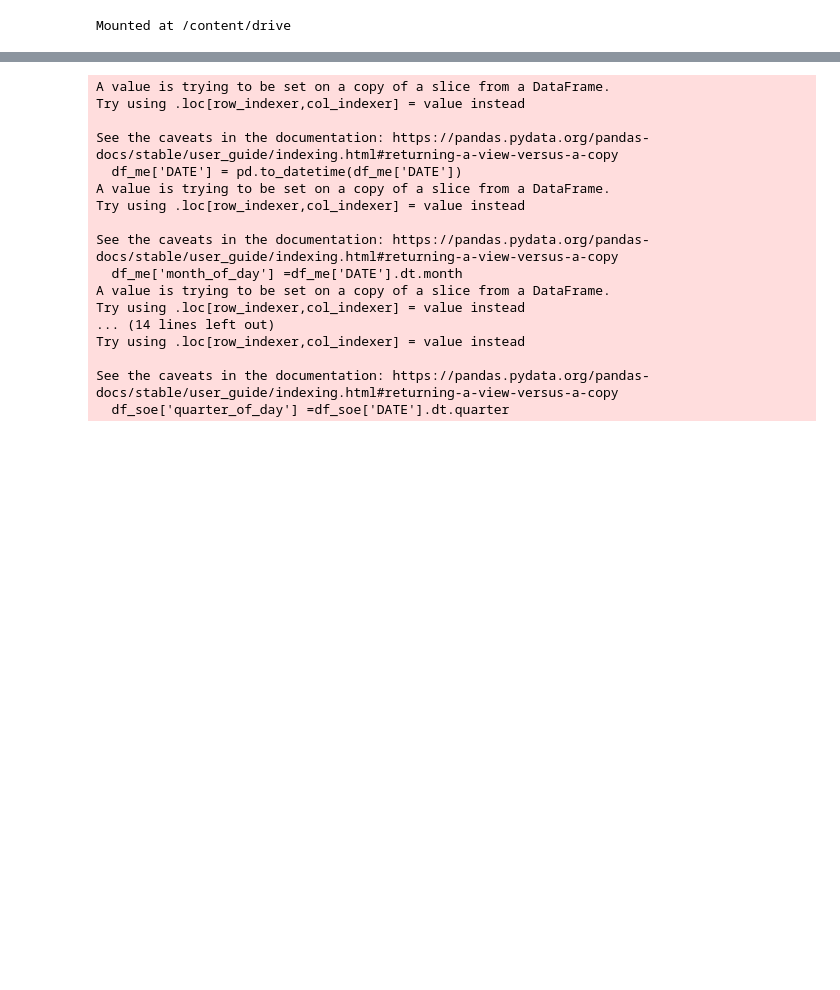
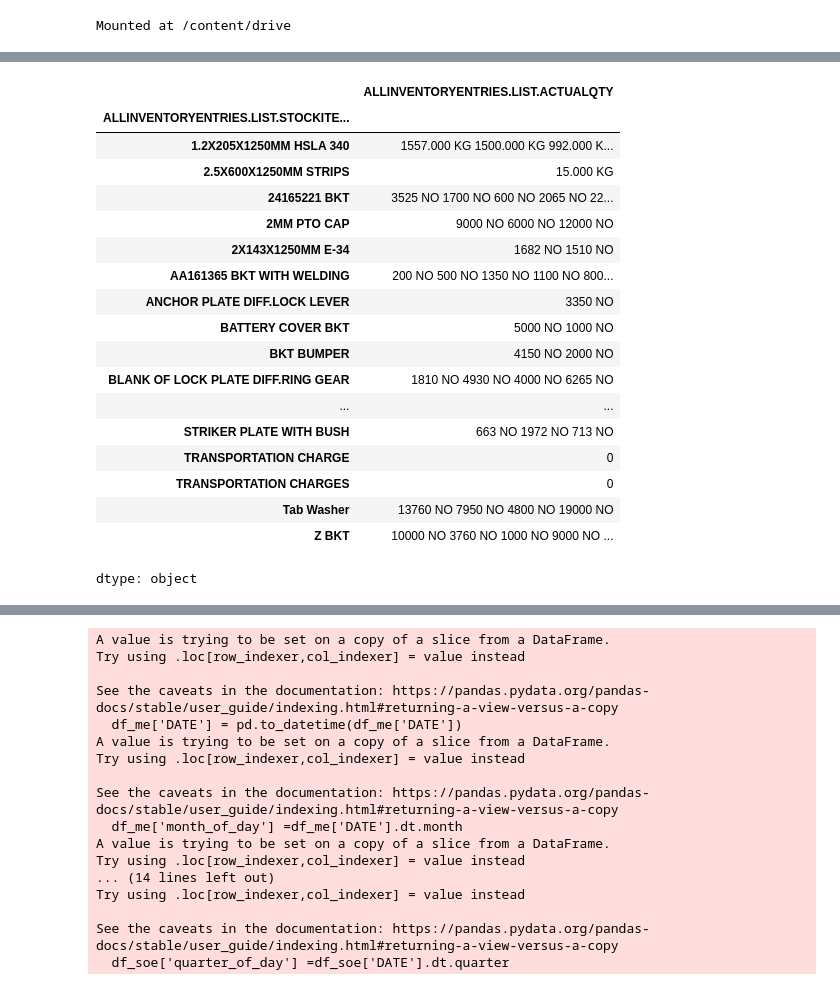
Before and after one commit to omkar-salunke/accounts, a Jupyter notebook: both_tally_daybook.ipynb, the cells around one changed output, grey strips where cells are left out. Cells and saved outputs as stored; diff of their text form; code cells hidden in the pictures; blank space fills up the shorter version.

```diff
--- a/both_tally_daybook.ipynb
+++ b/both_tally_daybook.ipynb
@@ -108,0 +117,22 @@ df_raw_me = df_raw_me.sort_values('date_column')
+# %%
+df_raw_soe.groupby('ALLINVENTORYENTRIES.LIST.STOCKITEMNAME')['ALLINVENTORYENTRIES.LIST.ACTUALQTY'].sum()
+# %% [output]
+|  | ALLINVENTORYENTRIES.LIST.ACTUALQTY |
+| ALLINVENTORYENTRIES.LIST.STOCKITE... |  |
+| 1.2X205X1250MM HSLA 340 | 1557.000 KG 1500.000 KG 992.000 K... |
+| 2.5X600X1250MM STRIPS | 15.000 KG |
+| 24165221 BKT | 3525 NO 1700 NO 600 NO 2065 NO 22... |
+| 2MM PTO CAP | 9000 NO 6000 NO 12000 NO |
+| 2X143X1250MM E-34 | 1682 NO 1510 NO |
+| AA161365 BKT WITH WELDING | 200 NO 500 NO 1350 NO 1100 NO 800... |
+| ANCHOR PLATE DIFF.LOCK LEVER | 3350 NO |
+| BATTERY COVER BKT | 5000 NO 1000 NO |
+| BKT BUMPER | 4150 NO 2000 NO |
+| BLANK OF LOCK PLATE DIFF.RING GEAR | 1810 NO 4930 NO 4000 NO 6265 NO |
+| ... | ... |
+| STRIKER PLATE WITH BUSH | 663 NO 1972 NO 713 NO |
+| TRANSPORTATION CHARGE | 0 |
+| TRANSPORTATION CHARGES | 0 |
+| Tab Washer | 13760 NO 7950 NO 4800 NO 19000 NO |
+| Z BKT | 10000 NO 3760 NO 1000 NO 9000 NO ... |
+dtype: object
```
Also changed, not shown: parts of 6 cells of this notebook.
